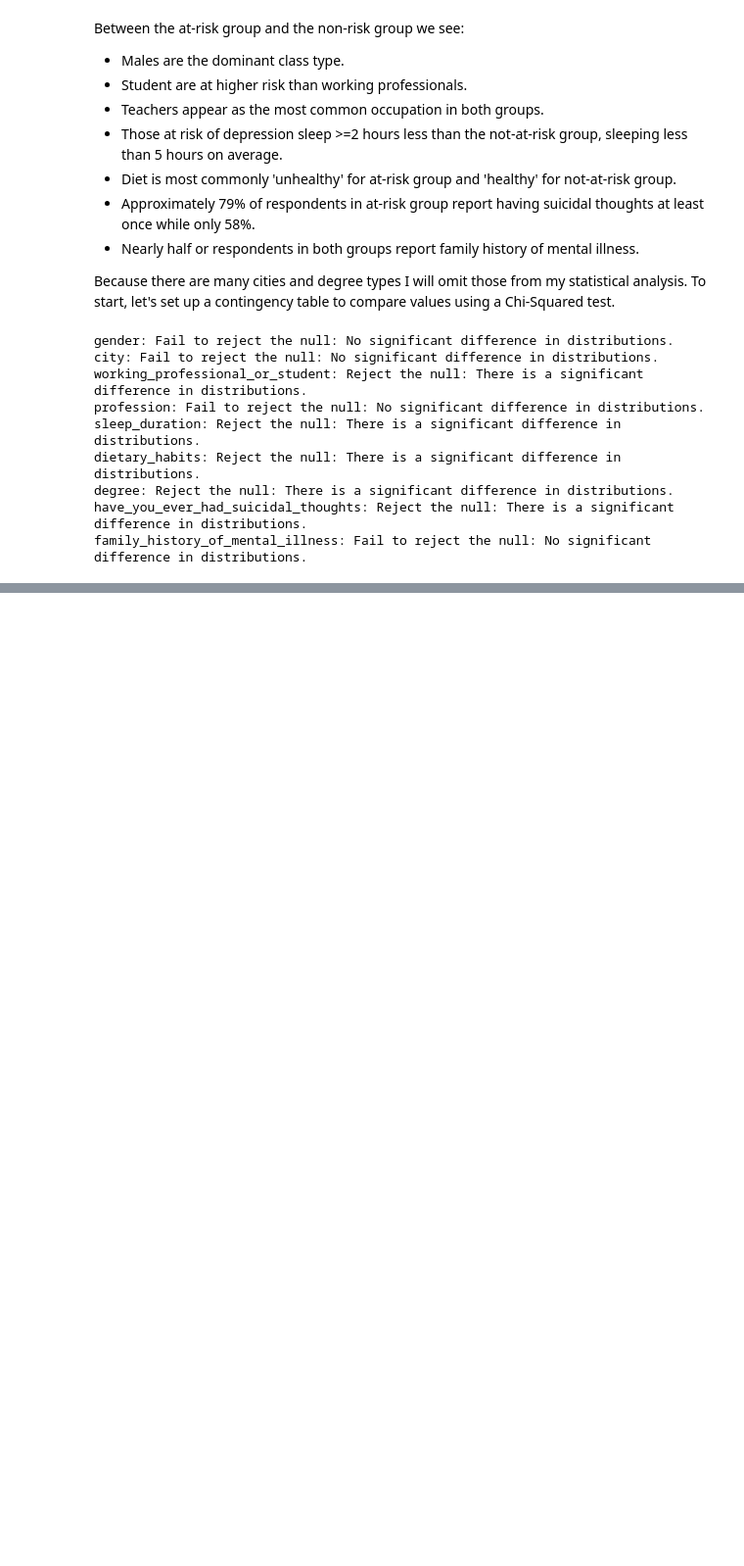
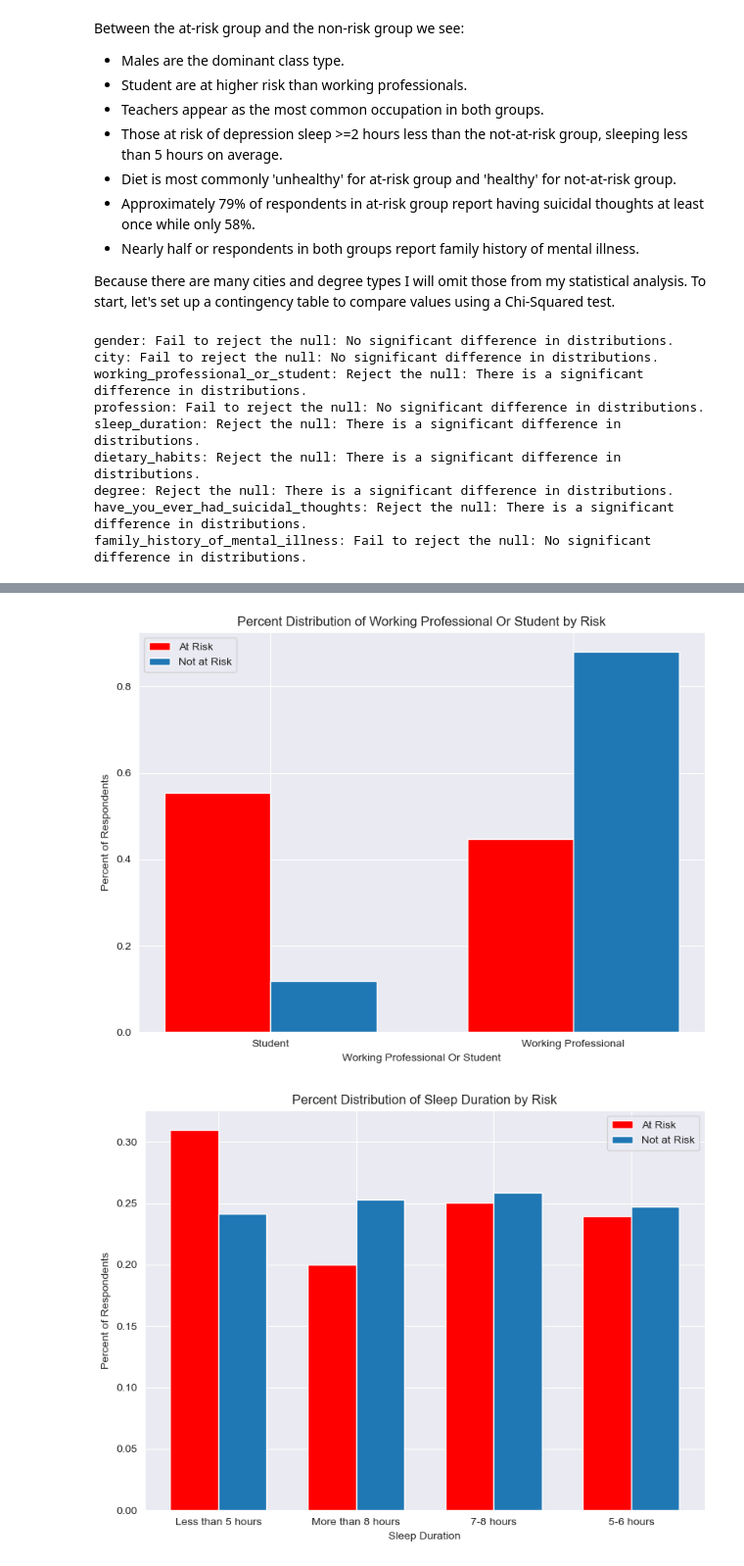
Before and after one commit to elijahlopez94/depression_survey_analysis, a Jupyter notebook: eda.ipynb, the cells around one changed output, grey strips where cells are left out. Shown at 98% size. Cells and saved outputs as stored; diff of their text form; code cells hidden in the pictures; blank space fills up the shorter version.

```diff
--- a/eda.ipynb
+++ b/eda.ipynb
@@ -479,0 +482,8 @@ Groups with significantly different distributions include:
+# %%
+stat_sig_cat_cols = [
+    'working_professional_or_student',
+    'sleep_duration',
+    'dietary_habits',
+    'degree',
+    'have_you_ever_had_suicidal_thoughts'
+]
@@ -479,0 +498,28 @@ Groups with significantly different distributions include:
+# %%
+for column in stat_sig_cat_cols:
+    data_1 = at_risk_df[column].value_counts(normalize=True).head()
+    data_2 = not_at_risk_df[column].value_counts(normalize=True).head()
+
+    # Determine the union of categories from both groups
+    categories = list(set(data_1.index).union(set(data_2.index)))
+
+    x = np.arange(len(categories))
+    y1 = [data_1.get(cat, 0) for cat in categories]
+    y2 = [data_2.get(cat, 0) for cat in categories]
+
+    width = 0.35
+
+    plt.figure(figsize=(8, 6))
+    plt.bar(x - width/2, y1, width, color='red', label='At Risk')
+    plt.bar(x + width/2, y2, width, label='Not at Risk')
+
+    plt.title(f'Percent Distribution of {column.replace("_", " ").title()} by Risk')
+    plt.xlabel(column.replace("_", " ").title())
+    plt.ylabel('Percent of Respondents')
+    plt.xticks(x, categories)
+    plt.legend()
+    plt.tight_layout()
+    plt.show();
+# %% [output]
+[figure, added]
+[figure, added]
```
Also changed, not shown: parts of 5 cells of this notebook.
